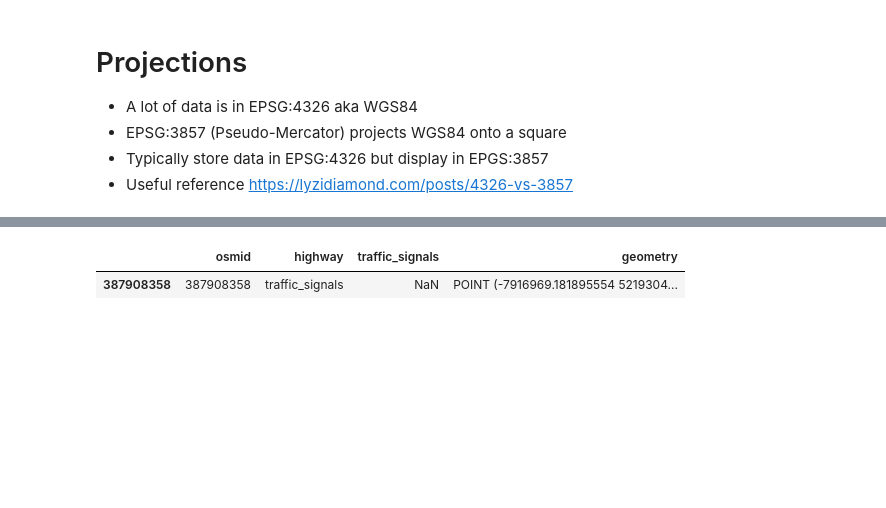
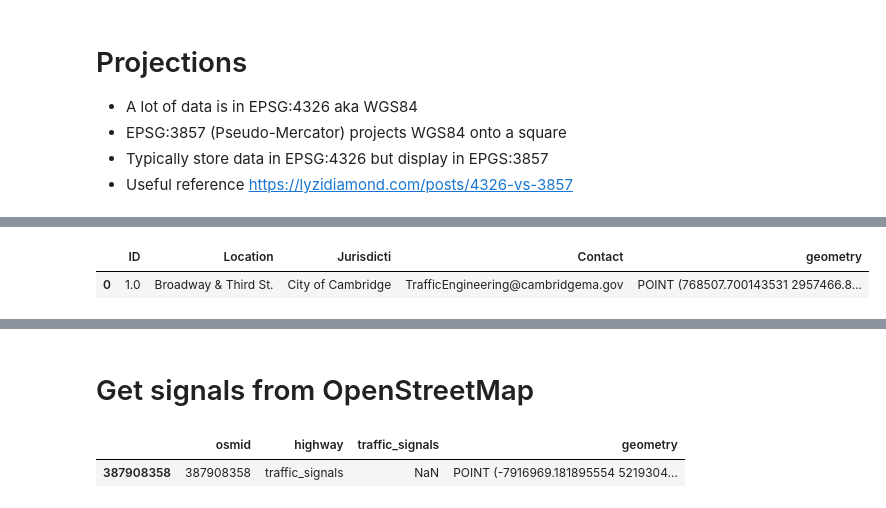
Before and after one commit to j-t-t/presentations, a Jupyter notebook: pydata-2019/pydata.ipynb, the cells around one changed output, grey strips where cells are left out. Drawn from its saved outputs; the diff is of its cells as text; code cells hidden in the pictures; blank space fills up the shorter version.

```diff
--- a/pydata-2019/pydata.ipynb
+++ b/pydata-2019/pydata.ipynb
@@ -181,0 +175,13 @@ camb_signals_3857.head(1)
+# %%
+def reproject(df):
+    df_3857 = df.copy()
+    df_3857['geometry'] = df_3857['geometry'].to_crs(epsg=3857)
+    df_3857.crs = {'init' :'epsg:3857'}
+    return df_3857
+
+display(camb_signals.head(1))
+camb_signals_3857 = reproject(camb_signals)
+camb_signals_3857.head(1)
+# %% [output]
+|  | ID | Location | Jurisdicti | Contact | geometry |
+| 0 | 1.0 | Broadway & Third St. | City of Cambridge | TrafficEngineering@cambridgema.gov | POINT (768507.700143531 2957466.8... |
@@ -182 +190,3 @@ camb_signals_3857.head(1)
+# %% [markdown]
+# Get signals from OpenStreetMap
 # %%
```
Also changed, not shown: parts of 17 cells of this notebook.
